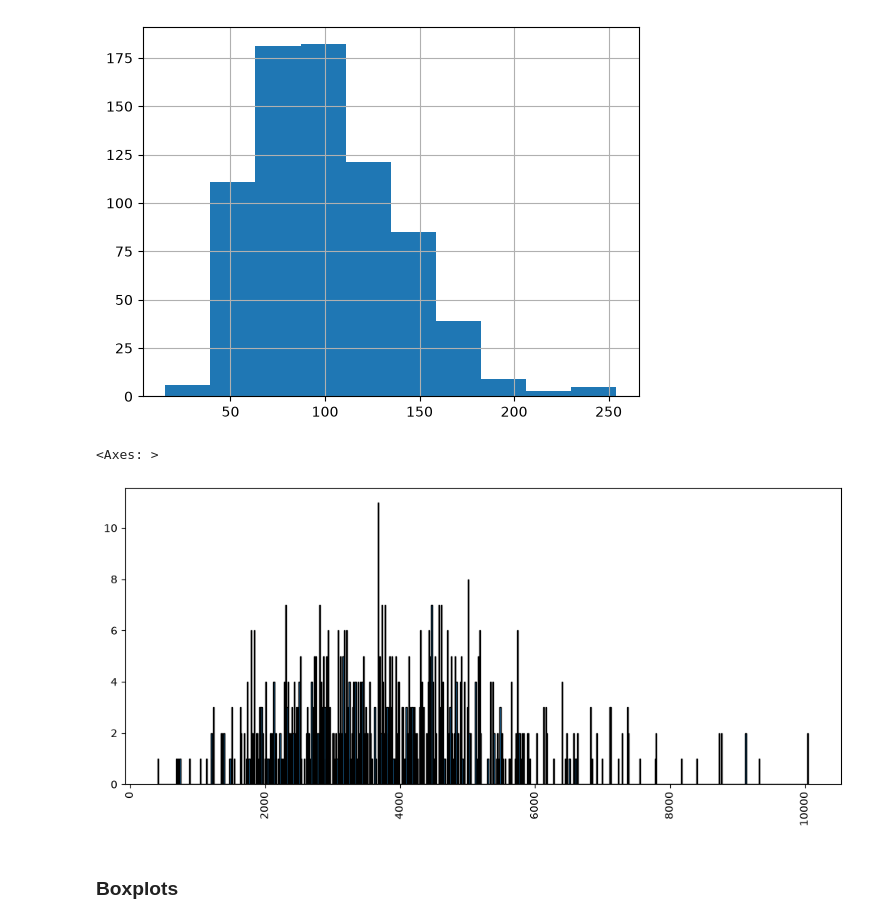
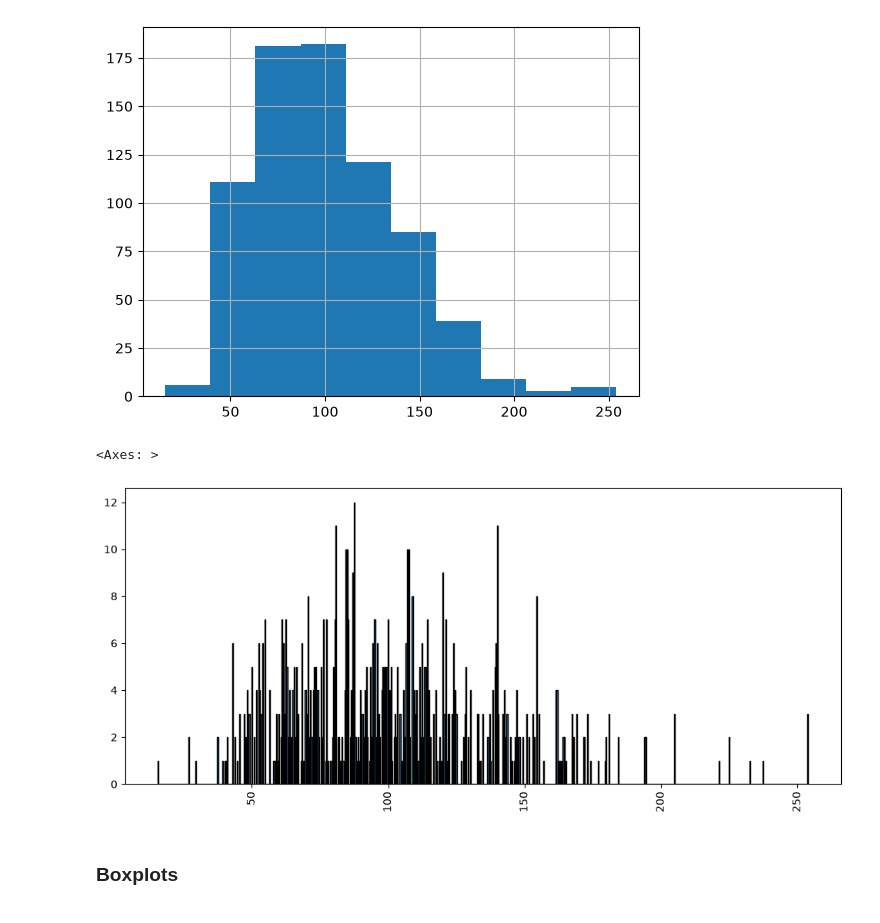
Before and after one commit to jp21bp/DS_Proyectos, a Jupyter notebook: 1_DSTrabajos/eda.ipynb, the cells around one changed output. Drawn from its saved outputs; the diff is of its cells as text; code cells hidden in the pictures.

```diff
--- a/1_DSTrabajos/eda.ipynb
+++ b/1_DSTrabajos/eda.ipynb
@@ -53,18 +53,18 @@ df['sueldo_promedio'].hist()
 # %%
 #### Histogramas
 cualitativa= ['Industry', 'Sector', 'Revenue', 'titulo', 'senioridad', 'compania', 'estado', 'tamano', 'org']
 binario= ['cada_hora', 'empleador', 'python_yn', 'r_yn', 'spark_yn', 'aws_yn', 'excel_yn', 'HQ' ]
 cuantitativa= ['Rating', 'sueldo_min', 'sueldo_max', 'sueldo_promedio', 'len_desc', 'ano', 'num_comps']
 
 ### Seleccion
 # seleccion = cualitativa[-2]
 # seleccion = binario[-1]
-seleccion = cuantitativa[-3]
+seleccion = cuantitativa[3]
 df[seleccion].hist(figsize=(12,5),xrot=90, grid = False, edgecolor='black', bins = len(df[seleccion].to_list()))
     # Se cambia el numero de bins para que cada valor tenga su bin
 # %% [output]
 <Axes: >
-[figure, old version]
+[figure, new version]
 # %% [markdown]
 ### Boxplots
 # %%
```
Also changed, not shown: parts of 17 cells of this notebook.
